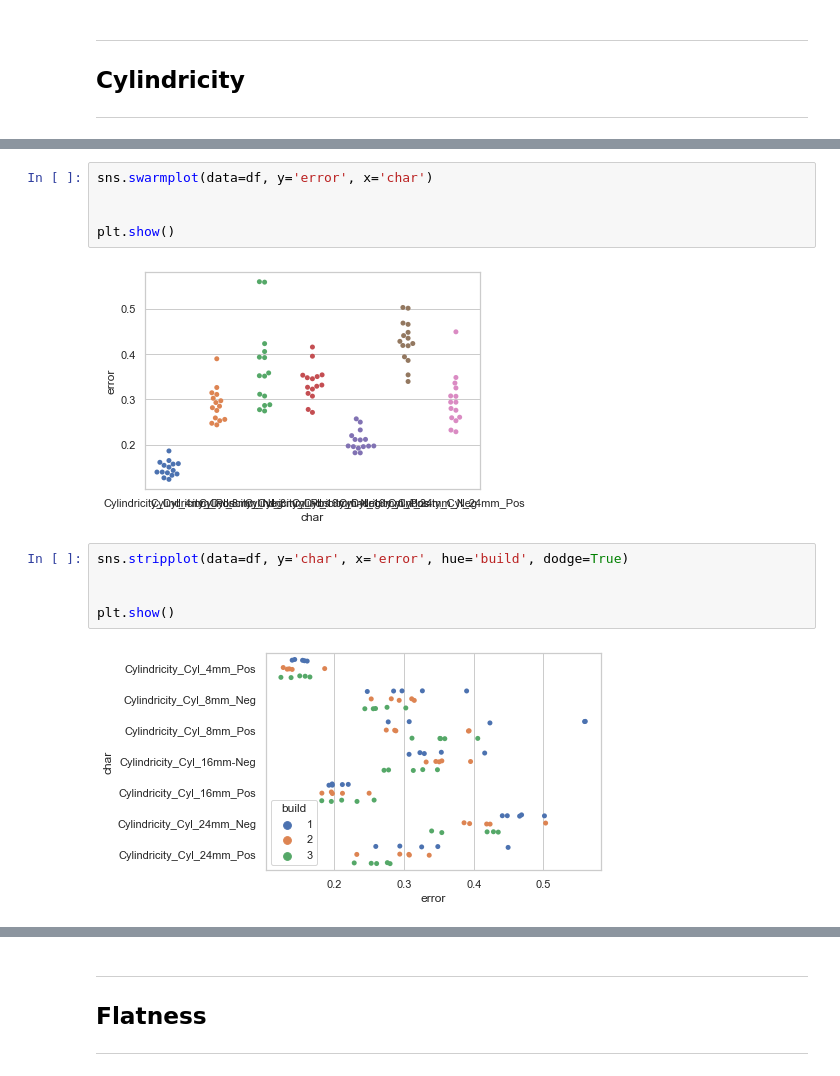
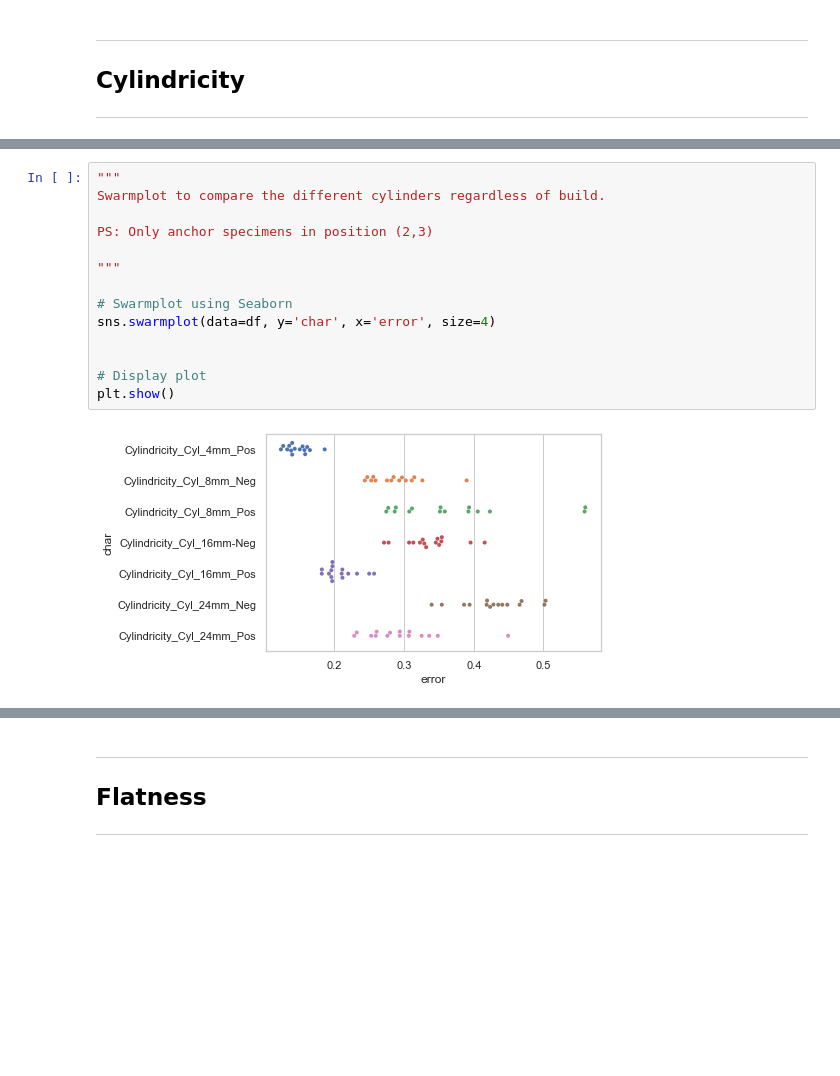
Before and after one commit to TheThorb/Leirmo_Exp1_Publication1, a Jupyter notebook: Compare_builds.ipynb, the cells around one changed output, grey strips where cells are left out. Cells and saved outputs as stored; diff of their text form; blank space fills up the shorter version.

```diff
--- a/Compare_builds.ipynb
+++ b/Compare_builds.ipynb
@@ -229,17 +107,19 @@ sns.kdeplot(ax=axes[1, 1], data=df, x='error', hue='z_pos', fill=True, alpha=.3,
 plt.show()
 # %% [output]
 [figure]
-# %%
-sns.swarmplot(data=df, y='error', x='char')
-
-
-plt.show()
-# %% [output]
-[figure, removed]
-# %%
-sns.stripplot(data=df, y='char', x='error', hue='build', dodge=True)
-
-
-plt.show()
-# %% [output]
-[figure, removed]
+# %%
+"""
+Swarmplot to compare the different cylinders regardless of build.
+
+PS: Only anchor specimens in position (2,3)
+
+"""
+
+# Swarmplot using Seaborn
+sns.swarmplot(data=df, y='char', x='error', size=4)
+
+
+# Display plot
+plt.show()
+# %% [output]
+[figure, added]
```
Also changed, not shown: parts of 35 cells of this notebook.
